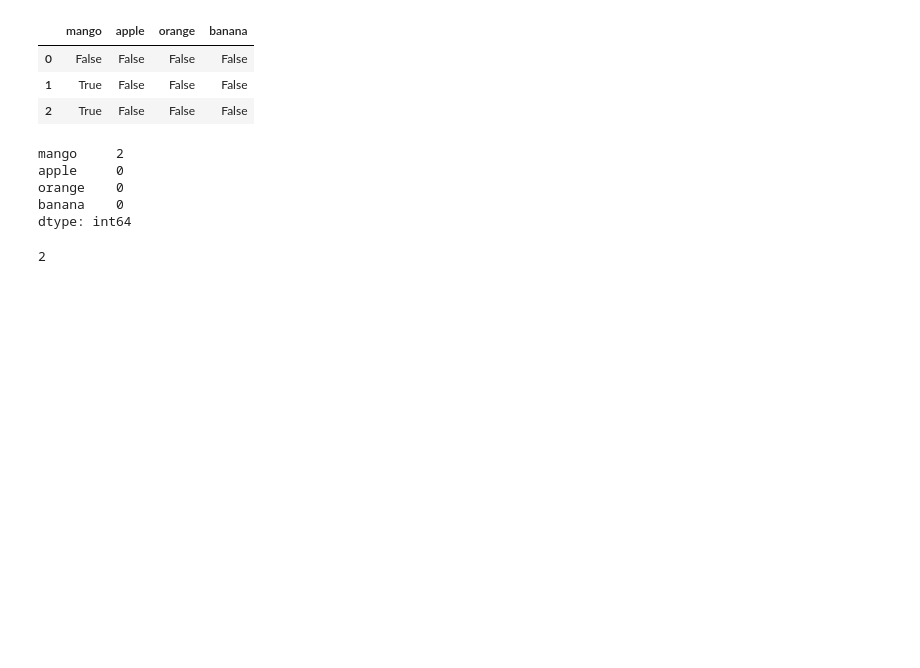
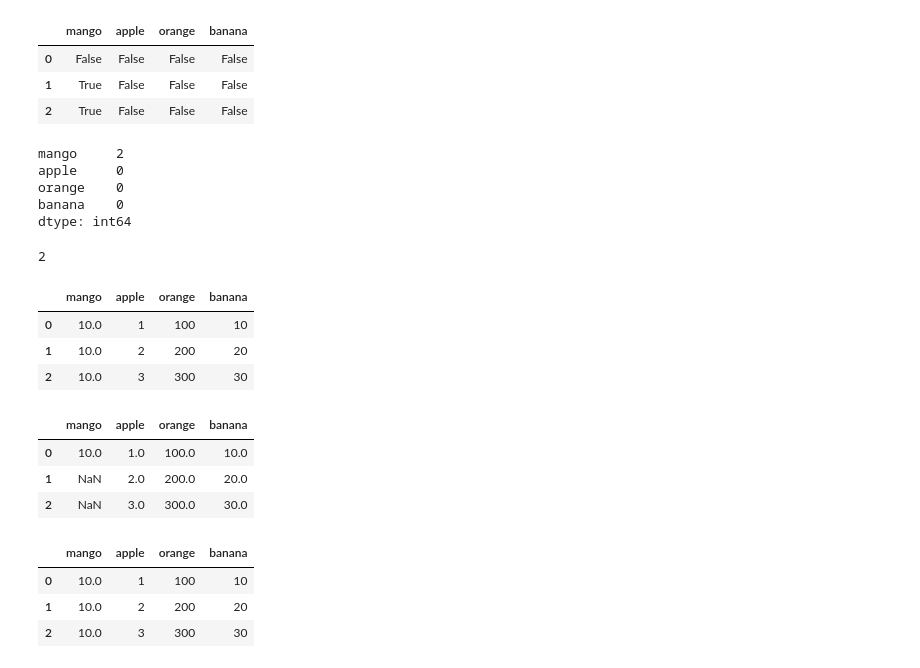
Before and after one commit to PadmarajBhat/DataAnalyst-1, a Jupyter notebook: IntroToPythonProgramming.ipynb, the cells around one changed output. Cells and saved outputs as stored; diff of their text form; code cells hidden in the pictures; blank space fills up the shorter version.

Commit message:
notes: axis parameter role in fillna
- it was fun to watch axis values getting the missing value entries. These are trivial operation but axis impact was new to me.

```diff
--- a/IntroToPythonProgramming.ipynb
+++ b/IntroToPythonProgramming.ipynb
@@ -1189,3 +1189,24 @@ dtype: int64
 df.isna().sum().sum()
 # %% [output]
 2
+# %%
+df.fillna(method='ffill',axis=0)
+# %% [output]
+|  | mango | apple | orange | banana |
+| 0 | 10.0 | 1 | 100 | 10 |
+| 1 | 10.0 | 2 | 200 | 20 |
+| 2 | 10.0 | 3 | 300 | 30 |
+# %%
+df.fillna(method='ffill',axis=1)
+# %% [output]
+|  | mango | apple | orange | banana |
+| 0 | 10.0 | 1.0 | 100.0 | 10.0 |
+| 1 | NaN | 2.0 | 200.0 | 20.0 |
+| 2 | NaN | 3.0 | 300.0 | 30.0 |
+# %%
+df.interpolate(method='linear')
+# %% [output]
+|  | mango | apple | orange | banana |
+| 0 | 10.0 | 1 | 100 | 10 |
+| 1 | 10.0 | 2 | 200 | 20 |
+| 2 | 10.0 | 3 | 300 | 30 |
```
